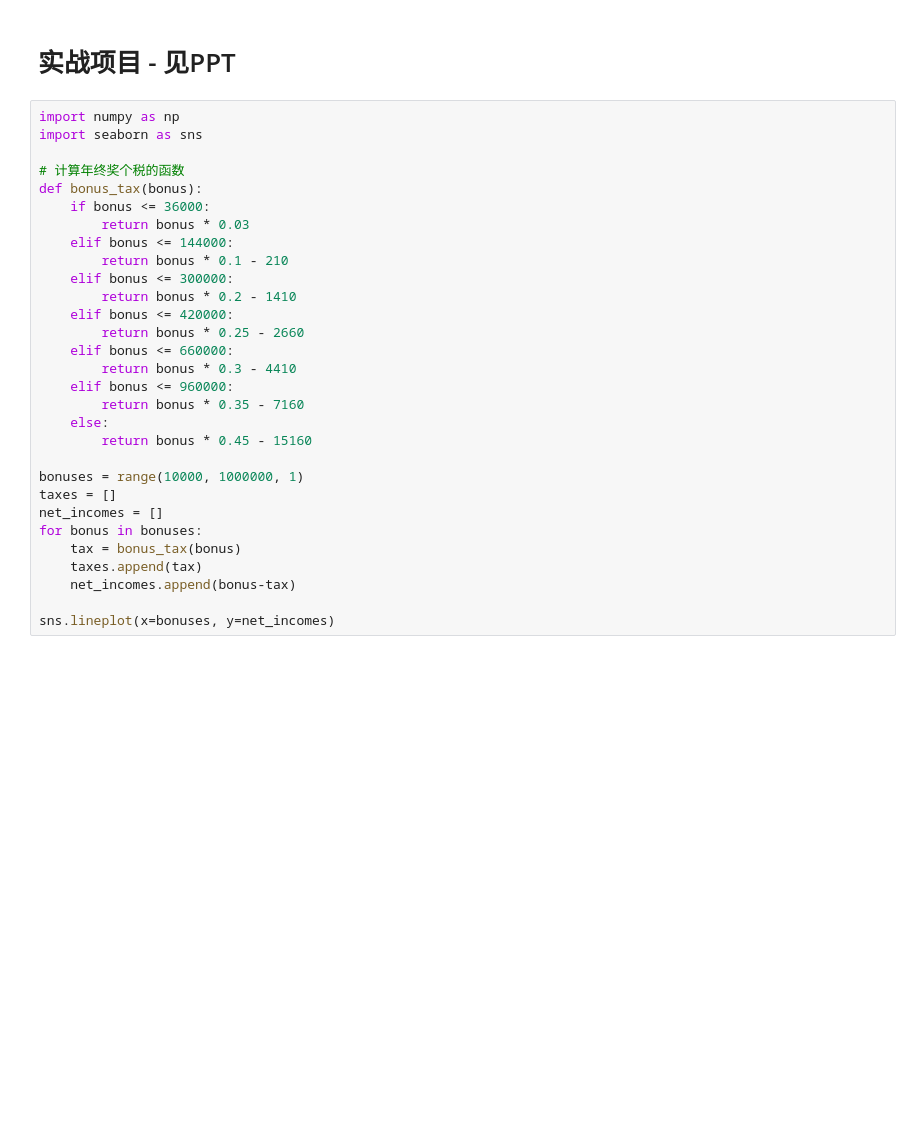
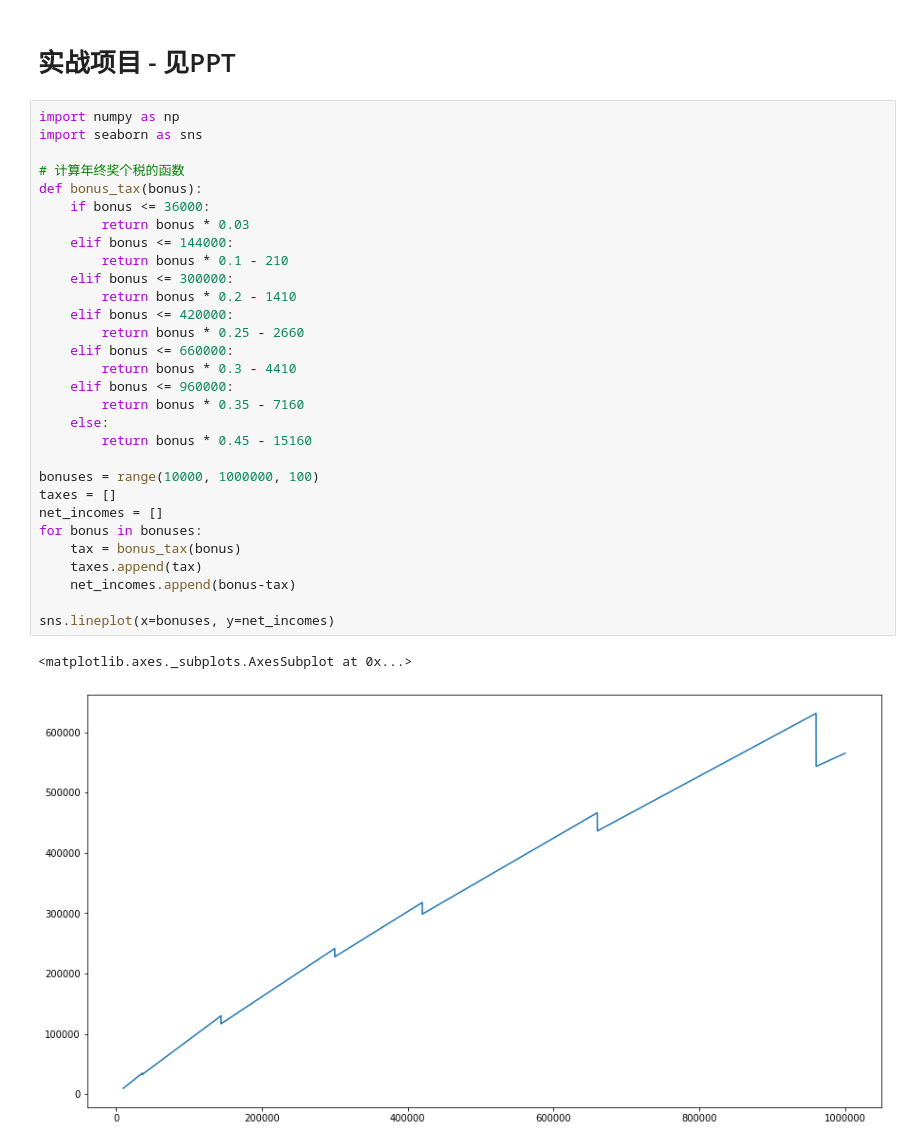
Before and after one commit to shenzhongqiang/21DayPython, a Jupyter notebook: chapter13.ipynb, the cells around one changed output. Cells and saved outputs as stored; diff of their text form; blank space fills up the shorter version.

```diff
--- a/chapter13.ipynb
+++ b/chapter13.ipynb
@@ -118,30 +118,33 @@ sns.heatmap(flights, annot=True, fmt='d')
 # %%
 import numpy as np
 import seaborn as sns
 
 # 计算年终奖个税的函数
 def bonus_tax(bonus):
     if bonus <= 36000:
         return bonus * 0.03
     elif bonus <= 144000:
         return bonus * 0.1 - 210
     elif bonus <= 300000:
         return bonus * 0.2 - 1410
     elif bonus <= 420000:
         return bonus * 0.25 - 2660
     elif bonus <= 660000:
         return bonus * 0.3 - 4410
     elif bonus <= 960000:
         return bonus * 0.35 - 7160
     else:
         return bonus * 0.45 - 15160
 
-bonuses = range(10000, 1000000, 1)
+bonuses = range(10000, 1000000, 100)
 taxes = []
 net_incomes = []
 for bonus in bonuses:
     tax = bonus_tax(bonus)
     taxes.append(tax)
     net_incomes.append(bonus-tax)
 
 sns.lineplot(x=bonuses, y=net_incomes)
+# %% [output]
+<matplotlib.axes._subplots.AxesSubplot at 0x...>
+[figure, added]
```
Also changed, not shown: parts of 11 cells of this notebook, 8 other files.
